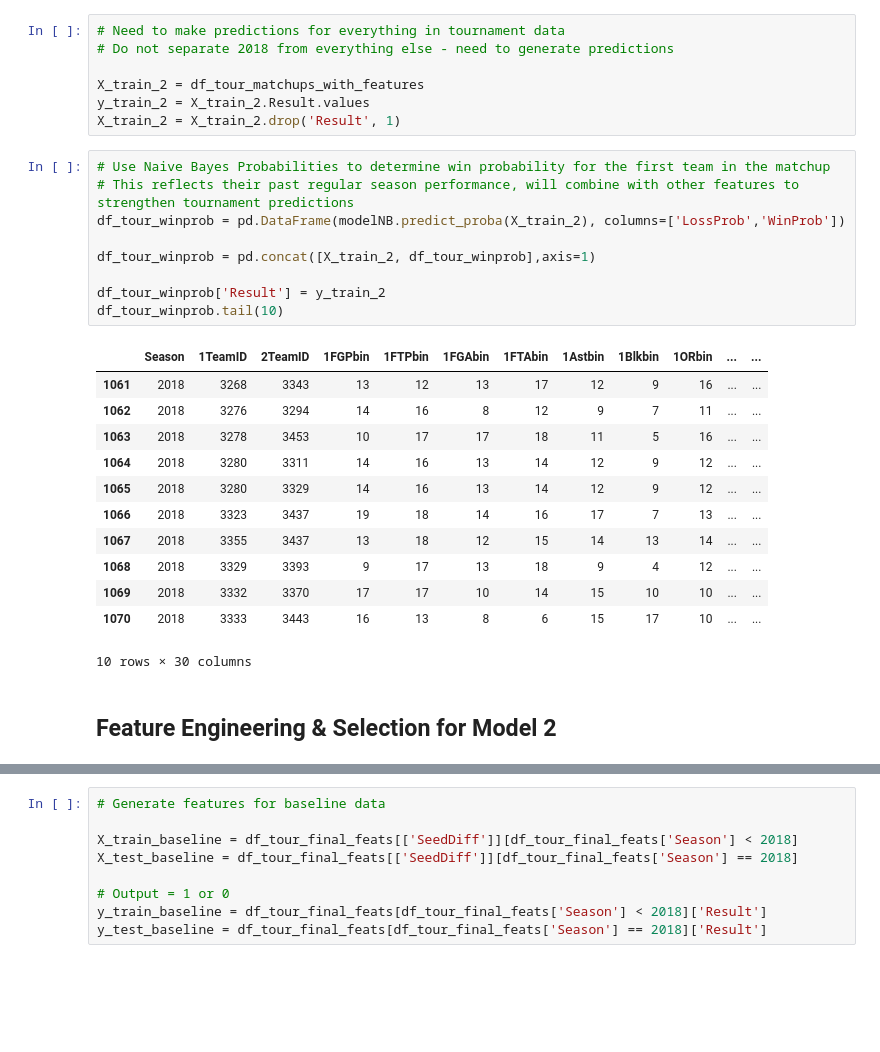
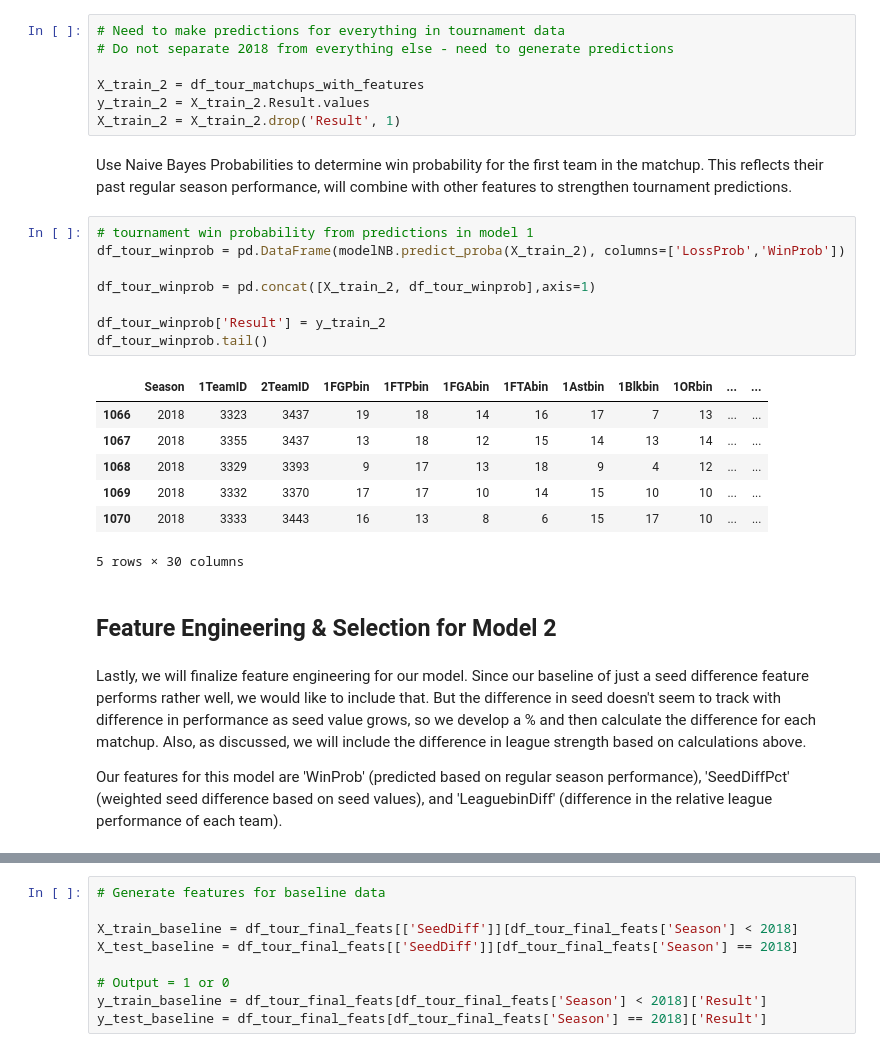
Before and after one commit to Dedomena-exerevnitis/mids-w207-kaggle, a Jupyter notebook: W207_Two-Stage-For-Submission-Evaluation-V3.ipynb, the cells around one changed output, grey strips where cells are left out. Saved outputs shown, nothing was run; the diff lists cells and outputs as text; blank space fills up the shorter version.

```diff
--- a/W207_Two-Stage-For-Submission-Evaluation-V3.ipynb
+++ b/W207_Two-Stage-For-Submission-Evaluation-V3.ipynb
@@ -338,28 +359,28 @@ df_tour_matchups_with_features.head()
 X_train_2 = df_tour_matchups_with_features
 y_train_2 = X_train_2.Result.values
 X_train_2 = X_train_2.drop('Result', 1)
+# %% [markdown]
+Use Naive Bayes Probabilities to determine win probability for the first team in the matchup. This reflects their past regular season performance, will combine with other features to strengthen tournament predictions.
 # %%
-# Use Naive Bayes Probabilities to determine win probability for the first team in the matchup
-# This reflects their past regular season performance, will combine with other features to strengthen tournament predictions
+# tournament win probability from predictions in model 1
 df_tour_winprob = pd.DataFrame(modelNB.predict_proba(X_train_2), columns=['LossProb','WinProb'])
 
 df_tour_winprob = pd.concat([X_train_2, df_tour_winprob],axis=1)
 
 df_tour_winprob['Result'] = y_train_2
-df_tour_winprob.tail(10)
+df_tour_winprob.tail()
 # %% [output]
 |  | Season | 1TeamID | 2TeamID | 1FGPbin | 1FTPbin | 1FGAbin | 1FTAbin | 1Astbin | 1Blkbin | 1ORbin | ... | ... |
-| 1061 | 2018 | 3268 | 3343 | 13 | 12 | 13 | 17 | 12 | 9 | 16 | ... | ... |
-| 1062 | 2018 | 3276 | 3294 | 14 | 16 | 8 | 12 | 9 | 7 | 11 | ... | ... |
-| 1063 | 2018 | 3278 | 3453 | 10 | 17 | 17 | 18 | 11 | 5 | 16 | ... | ... |
-| 1064 | 2018 | 3280 | 3311 | 14 | 16 | 13 | 14 | 12 | 9 | 12 | ... | ... |
-| 1065 | 2018 | 3280 | 3329 | 14 | 16 | 13 | 14 | 12 | 9 | 12 | ... | ... |
 | 1066 | 2018 | 3323 | 3437 | 19 | 18 | 14 | 16 | 17 | 7 | 13 | ... | ... |
 | 1067 | 2018 | 3355 | 3437 | 13 | 18 | 12 | 15 | 14 | 13 | 14 | ... | ... |
 | 1068 | 2018 | 3329 | 3393 | 9 | 17 | 13 | 18 | 9 | 4 | 12 | ... | ... |
 | 1069 | 2018 | 3332 | 3370 | 17 | 17 | 10 | 14 | 15 | 10 | 10 | ... | ... |
 | 1070 | 2018 | 3333 | 3443 | 16 | 13 | 8 | 6 | 15 | 17 | 10 | ... | ... |
-10 rows × 30 columns
+5 rows × 30 columns
 # %% [markdown]
 ## Feature Engineering & Selection for Model 2
+# %% [markdown]
+Lastly, we will finalize feature engineering for our model. Since our baseline of just a seed difference feature performs rather well, we would like to include that. But the difference in seed doesn't seem to track with difference in performance as seed value grows, so we develop a % and then calculate the difference for each matchup. Also, as discussed, we will include the difference in league strength based on calculations above.
+
+Our features for this model are 'WinProb' (predicted based on regular season performance), 'SeedDiffPct' (weighted seed difference based on seed values), and 'LeaguebinDiff' (difference in the relative league performance of each team).
 # %%
```
Also changed, not shown: parts of 29 cells of this notebook.
